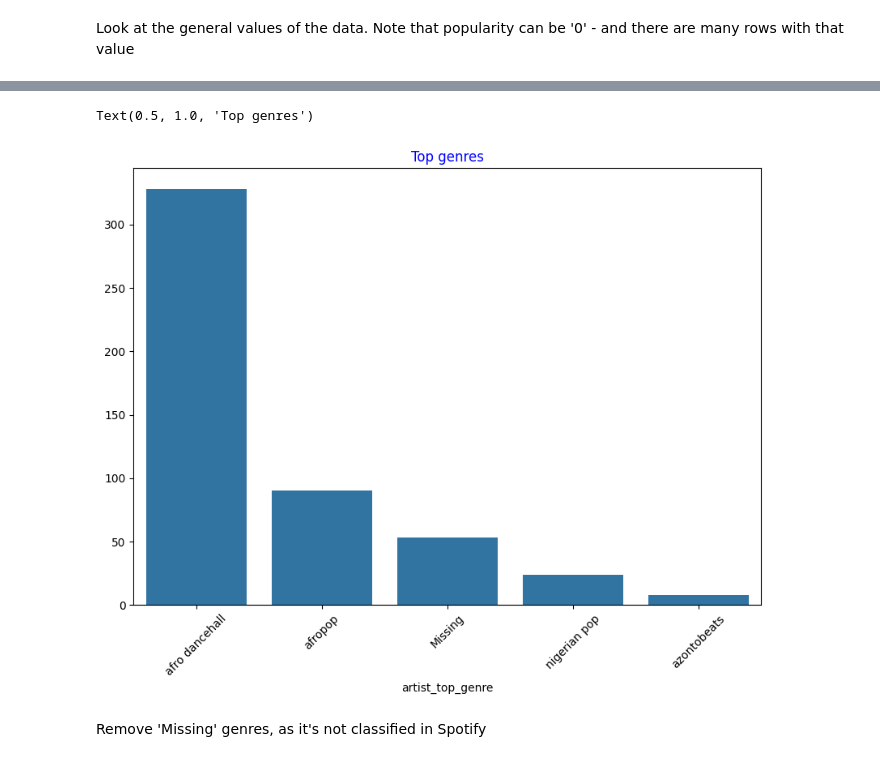
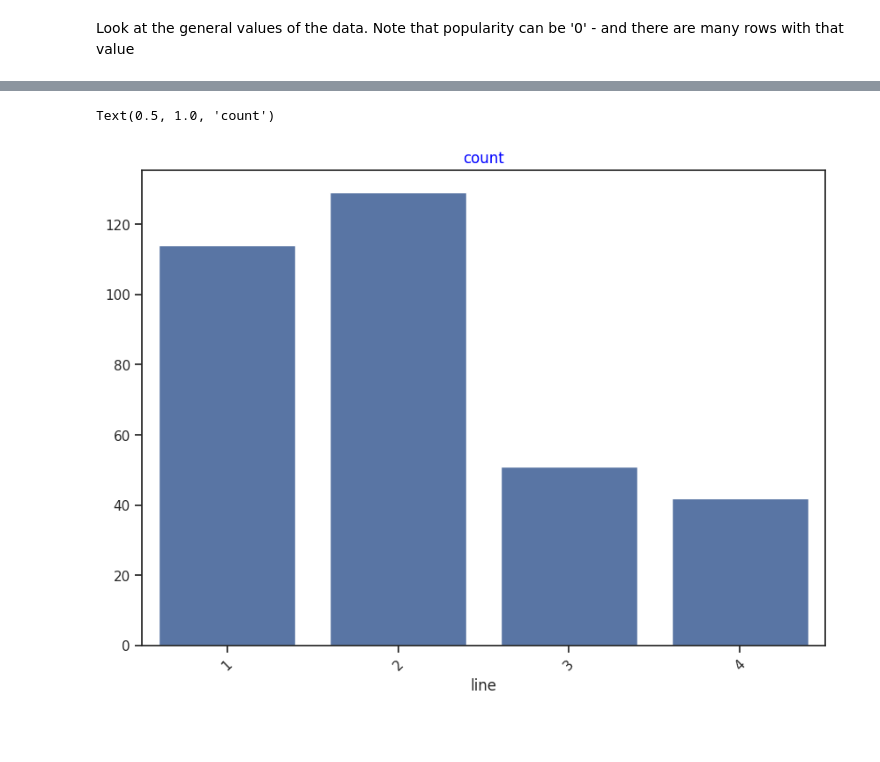
Before and after one commit to Konkuk-Univ-Glocal-Campus/ml202401-midterm-YoonSeongJoo, a Jupyter notebook: clustering01.ipynb, the cells around one changed output, grey strips where cells are left out. Saved outputs shown, nothing was run; the diff lists cells and outputs as text; code cells hidden in the pictures; blank space fills up the shorter version.

```diff
--- a/clustering01.ipynb
+++ b/clustering01.ipynb
@@ -39,0 +25,6 @@ df.head()
+# %%
+# "wifi.csv" 파일을 읽어서 데이터프레임에 저장
+df = pd.read_csv("./wifi.csv")
+
+# 데이터프레임의 첫 5개 행 출력
+df.head()
@@ -102,16 +85,20 @@ Let's examine the genres. Quite a few are listed as 'Missing' which means they a
 # %%
-# use a barplot to find out the most popular genres
-
+# seaborn 라이브러리 임포트
 import seaborn as sns
 
-top = df['artist_top_genre'].value_counts()
+# 'line' 열의 값의 빈도수 계산
+top = df['line'].value_counts()
+
+# 그래프 크기 설정
 plt.figure(figsize=(10,7))
-sns.barplot(x=top[:5].index,y=top[:5].values)
+
+# 상위 5개의 값에 대한 막대 그래프 그리기
+sns.barplot(x=top[:5].index, y=top[:5].values)
+
+# x축 라벨 회전 및 제목 설정
 plt.xticks(rotation=45)
-plt.title('Top genres',color = 'blue')
+plt.title('count', color='blue')
 # %% [output]
-Text(0.5, 1.0, 'Top genres')
+Text(0.5, 1.0, 'count')
-[figure, old version]
+[figure, new version]
-# %% [markdown]
-Remove 'Missing' genres, as it's not classified in Spotify
 # %%
```
Also changed, not shown: parts of 25 cells of this notebook, 3 other files.
